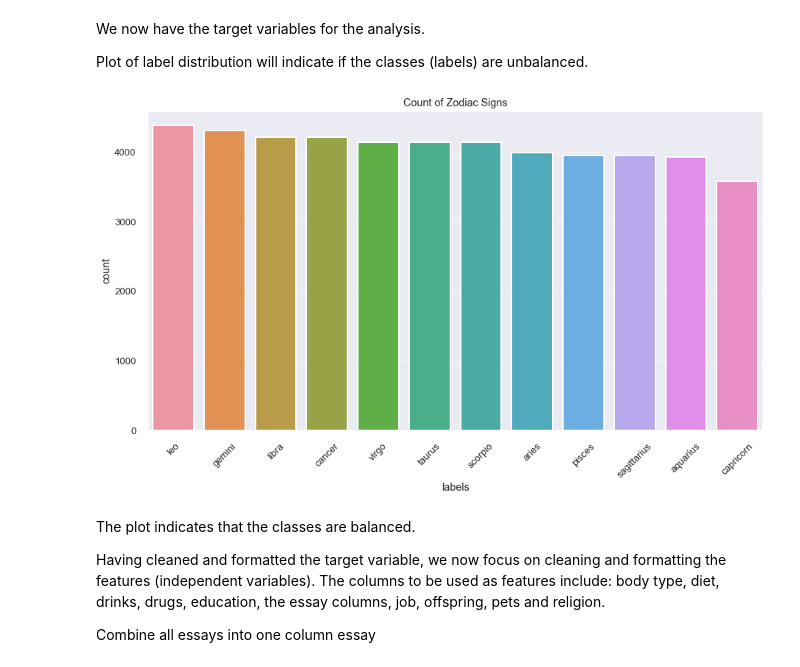
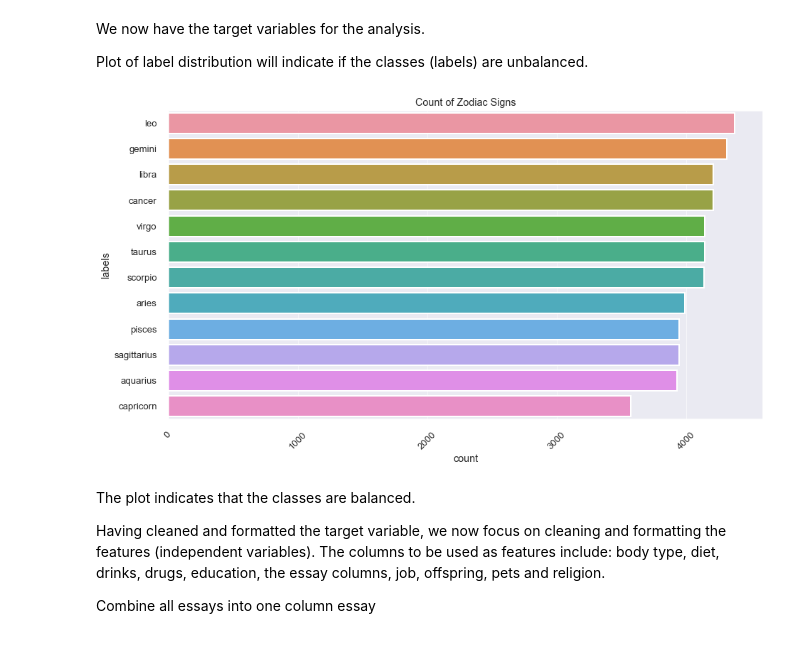
Before and after one commit to LenSin3/OkCupid-Date-a-Scientist, a Jupyter notebook: date-a-scientist.ipynb, the cells around one changed output. Drawn from its saved outputs; the diff is of its cells as text; code cells hidden in the pictures.

```diff
--- a/date-a-scientist.ipynb
+++ b/date-a-scientist.ipynb
@@ -185,15 +185,15 @@ sns.set_style("darkgrid")
 # %%
 fig, ax = plt.subplots()
 # the size of A4 paper lanscape
 fig.set_size_inches(15, 8)
 sns.set_context("poster", font_scale = .6, rc={"grid.linewidth": 0.6})
-sns.countplot(x = profiles_df['labels'], order=profiles_df['labels'].value_counts(ascending=False).index, ax=ax)
+sns.countplot(y = profiles_df['labels'], order=profiles_df['labels'].value_counts(ascending=False).index, ax=ax)
 plt.setp(ax.get_xticklabels(), rotation=45)
 plt.title('Count of Zodiac Signs')
 plt.savefig('zod_labels.png')
 plt.show()
 # %% [output]
-[figure, old version]
+[figure, new version]
 # %% [markdown]
 The plot indicates that the classes are balanced.
 
```
Also changed, not shown: parts of 3 cells of this notebook, 1 other file.
